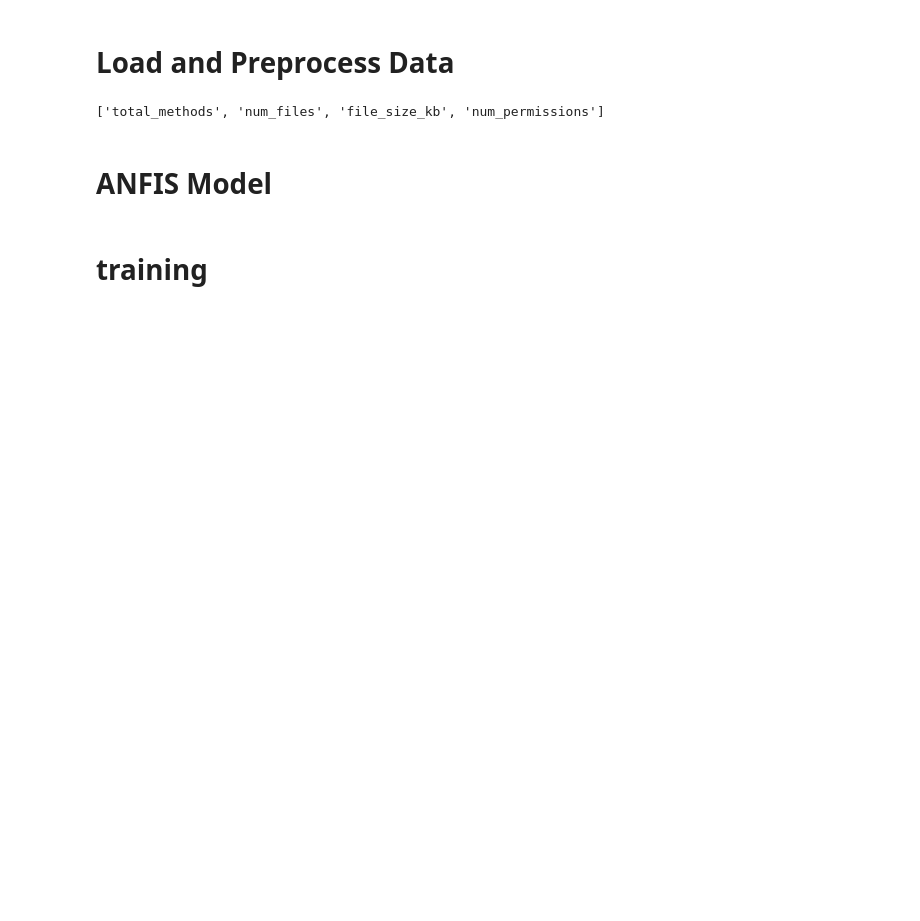
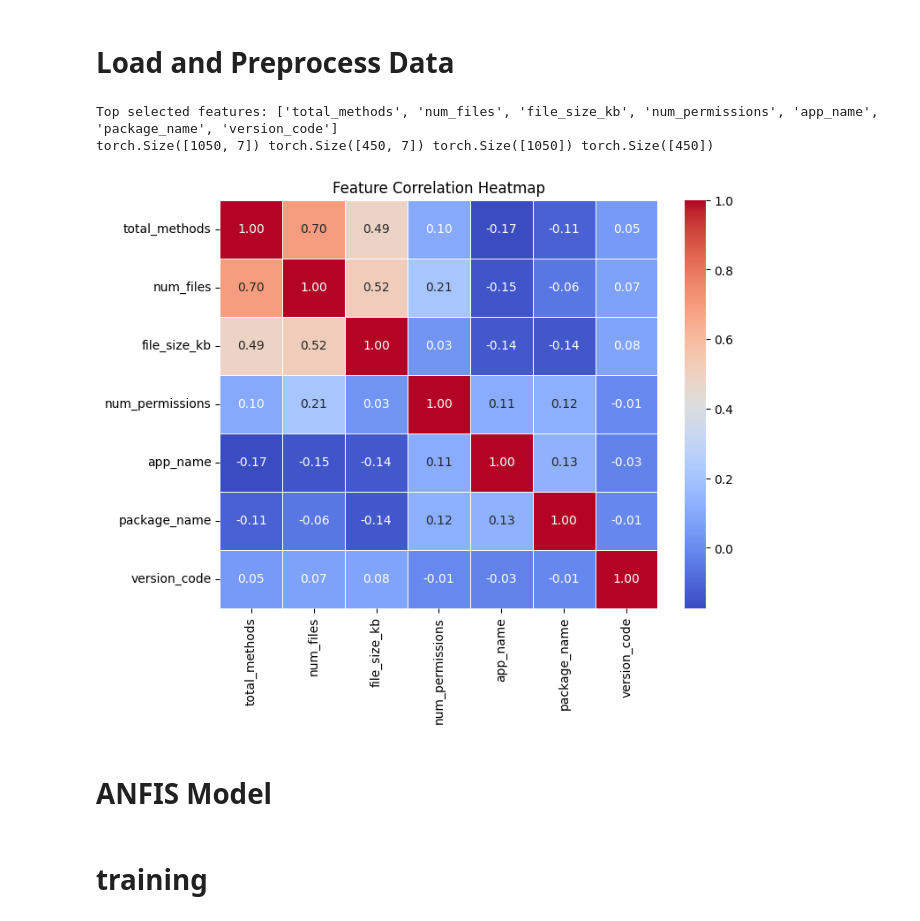
Before and after one commit to gentlsnek/MinorProject, a Jupyter notebook: modelv3.2.ipynb, the cells around one changed output. Drawn from its saved outputs; the diff is of its cells as text; code cells hidden in the pictures; blank space fills up the shorter version.

```diff
--- a/modelv3.2.ipynb
+++ b/modelv3.2.ipynb
@@ -13,6 +14,7 @@ import seaborn as sns
 
 # Load and Preprocess Data
 # %%
+# Load dataset
 df = pd.read_csv('balanced_dataset.csv')
 
 # Modify labels: 0 -> 1, others (1,2,3,4) -> 0
@@ -24,19 +26,22 @@ X = scaler.fit_transform(df.drop(columns=['label']))
 y = df['label'].values
 
 # Feature Selection using Random Forest
-from sklearn.ensemble import RandomForestClassifier
-
 rf = RandomForestClassifier(n_estimators=100, random_state=42)
 rf.fit(X, y)
 feature_importances = rf.feature_importances_
 feature_names = df.drop(columns=['label']).columns
 
 # Select top k features
-k = 4
+k = 7
 top_features = [feature for feature, importance in sorted(zip(feature_names, feature_importances), key=lambda x: x[1], reverse=True)[:k]]
 
 # Reduce dataset to selected features
-X_selected = df[top_features].values
+X_selected = df[top_features]
+
+# Compute correlation matrix
+corr_matrix = X_selected.corr()
+
+# Normalize selected features
 X_selected = scaler.fit_transform(X_selected)
 
 # Split dataset
@@ -48,10 +53,19 @@ X_train, X_test, y_train, y_test = train_test_split(
 X_train, X_test = torch.tensor(X_train, dtype=torch.float32), torch.tensor(X_test, dtype=torch.float32)
 y_train, y_test = torch.tensor(y_train, dtype=torch.float32), torch.tensor(y_test, dtype=torch.float32)
 
-
-print(top_features)
+print("Top selected features:", top_features)
+print(X_train.shape, X_test.shape, y_train.shape, y_test.shape)
 # %% [output]
-['total_methods', 'num_files', 'file_size_kb', 'num_permissions']
+Top selected features: ['total_methods', 'num_files', 'file_size_kb', 'num_permissions', 'app_name', 'package_name', 'version_code']
+torch.Size([1050, 7]) torch.Size([450, 7]) torch.Size([1050]) torch.Size([450])
+# %%
+# Plot heatmap in a separate cell
+plt.figure(figsize=(8, 6))
+sns.heatmap(corr_matrix, annot=True, cmap='coolwarm', fmt=".2f", linewidths=0.5)
+plt.title('Feature Correlation Heatmap')
+plt.show()
+# %% [output]
+[figure, added]
 # %% [markdown]
 # ANFIS Model
 # %%
```
Also changed, not shown: parts of 6 cells of this notebook, 5 other files.
